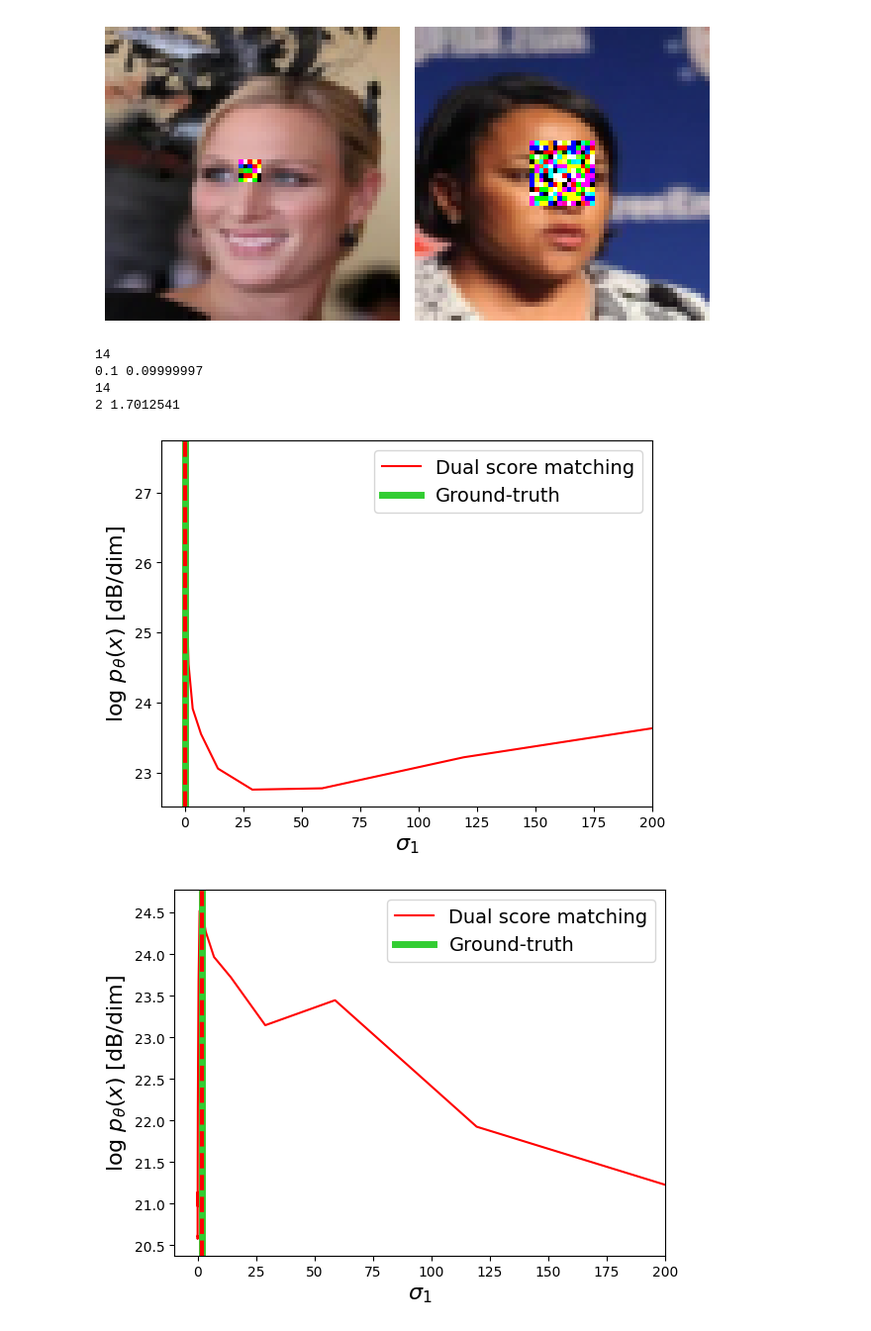
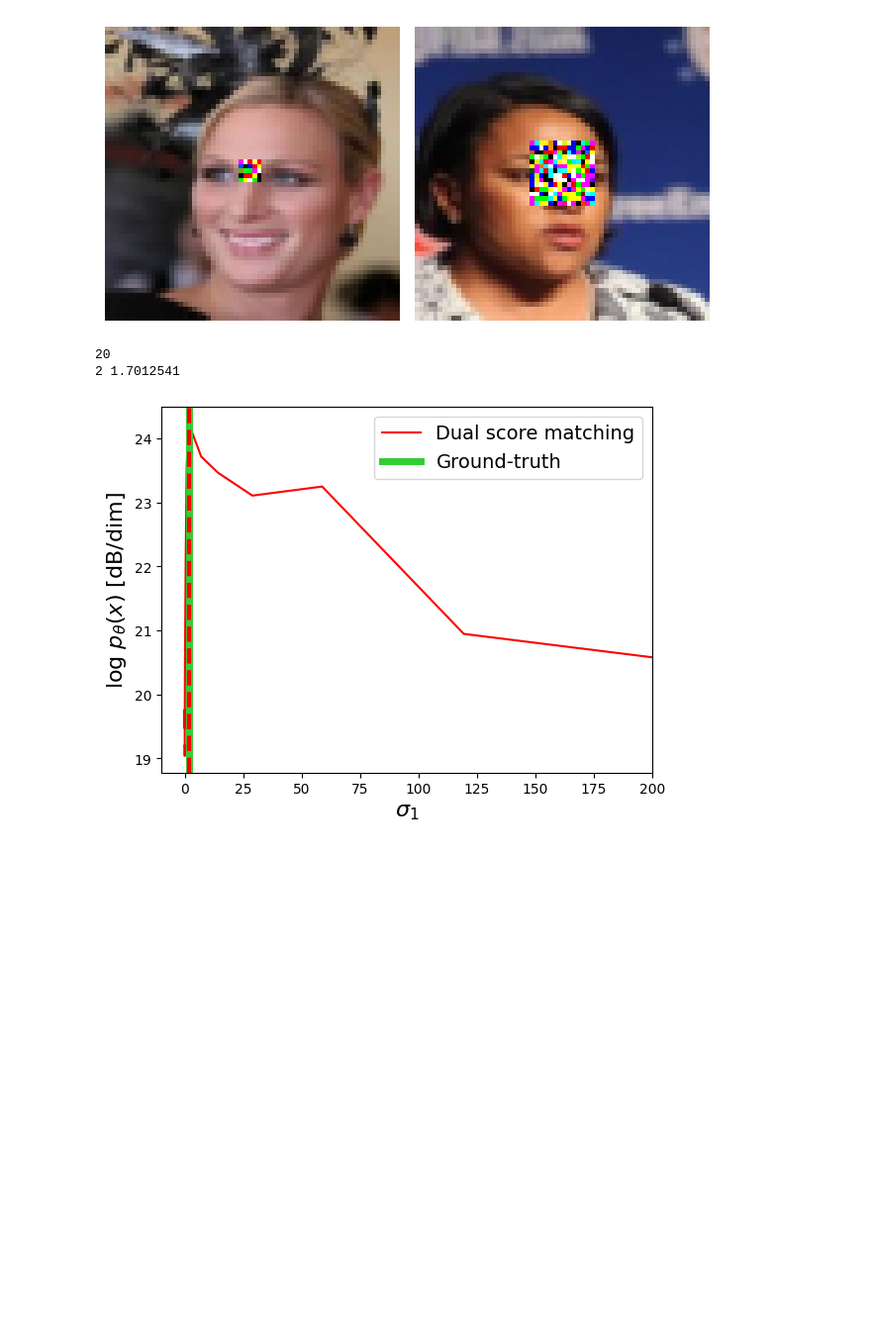
Before and after one commit to nzilberstein/Anisotropic-energy-Model, a Jupyter notebook: blind_exp_oficial.ipynb, the cells around one changed output. Shown at 99% size. Cells and saved outputs as stored; diff of their text form; code cells hidden in the pictures; blank space fills up the shorter version.

```diff
--- a/blind_exp_oficial.ipynb
+++ b/blind_exp_oficial.ipynb
@@ -308,18 +296,20 @@ Clipping input data to the valid range for imshow with RGB data ([0..1] for floa
 14
 [figure]
 # %%
+constant = 59882.5938
+
 min_noise_level: NoiseLevel = NoiseLevel.from_unit(dataset_info=dataset_info, **args["min_noise_level"]) # This calls denoising error
 max_noise_level: NoiseLevel = NoiseLevel.from_unit(dataset_info=dataset_info, **args["max_noise_level"])
 noise_level_sampler: NoiseLevelSampler = eval(args["noise_level_sampler"])(min=min_noise_level, max=max_noise_level)
 
 delta_box_reg = np.zeros(H)
 delta_box_non_reg = np.zeros(H)
-idx_img = 5
-box_size = 14 #idx_img
+idx_img = 5 # 5 / 14
+box_size = 20 #idx_img 14 / 20
 ii = 0
 min_energy_reg_list = []
 min_energy_non_reg_list = []
-for sigma in [0.1, 2]:
+for sigma in [2]: #0.1 / 2
     noise_level_2 = 1e-4  #1**2 #1#1e-7**2 #DenoisingError(dataset_info=dataset_info, psnr=psnr_2).to_noise_level().variance # 1
     inp_mask_type = "box"
     H_deg = spatial_corr_covariance_testing(spatial_size=H, box_size=box_size, var_box=sigma**2, device=device, var_clean = noise_level_2**2, inp_mask_type=inp_mask_type, half_box_size = box_size)
@@ -346,35 +336,32 @@ for sigma in [0.1, 2]:
                                                       device=device, var_clean = noise_level_2**2, inp_mask_type=inp_mask_type, half_box_size = box_size)]
         noise_level = NoiseLevel(variance=(noise_levels_inv))
         input = ModelInput(noisy=y[idx_img:idx_img+1], noise_level=noise_level, covariance=covariance)
         model_output_reg = ctxs['energy-reg-d2'].model.forward(input, create_graph = False)
         model_output_non_reg = ctxs['energy-non-reg'].model.forward(input, create_graph = False)
         output_reg_d2[sigma_idx] = model_output_reg.energy  # log p(x_old)
         output_non_reg_d2[sigma_idx] = model_output_non_reg.energy  # log p(x_old)
 
         sigma_idx = sigma_idx + 1
 
 
     plt.figure(ii)
     plt.plot(noise_levels.detach().cpu().numpy(), (10.0 / np.log(10)) * ((-output_reg_d2.detach().cpu().numpy()+ constant) / CHW), '-', color = 'red', label = f'Dual score matching')
     # plt.plot(noise_levels.detach().cpu().numpy(),  (10.0 / np.log(10)) * ((-output_non_reg_d2.detach().cpu().numpy()+ constant) / CHW), '-', color = 'blue', label = f'Single score matching')
     plt.axvline(x = sigma, linewidth = 5, label = 'Ground-truth', color = 'limegreen')
     plt.axvline(x = noise_levels.detach().cpu().numpy()[np.argmin(output_reg_d2.detach().cpu().numpy())], linewidth = 3, linestyle='--', color = 'red')
     print(sigma, noise_levels.detach().cpu().numpy()[np.argmin(output_reg_d2.detach().cpu().numpy())])
     # plt.axvline(x = noise_levels.detach().cpu().numpy()[np.argmin(output_non_reg_d2.detach().cpu().numpy())], linewidth = 3, linestyle='--', color = 'blue')
     plt.legend(fontsize = 14)
     plt.xlabel(r"$\sigma_1$",fontsize = 16)
     plt.ylabel(r"log $p_{\theta}(x)$ [dB/dim]",fontsize = 16)
     ii = ii + 1
     plt.xlim([-10, 200])
 
     # min_energy_reg_list.append(min_energy_reg)
     # min_energy_non_reg_list.append(min_energy_non_reg)
 # torch.save(delta_box, f"box_difference_{noise_levels}_mask_true.pt")
     # -12763.53
 # %% [output]
-14
-0.1 0.09999997
-14
+20
 2 1.7012541
-[figure, old version]
+[figure, new version]
-[figure, removed]
```
Also changed, not shown: parts of 3 cells of this notebook, 21 other files.
